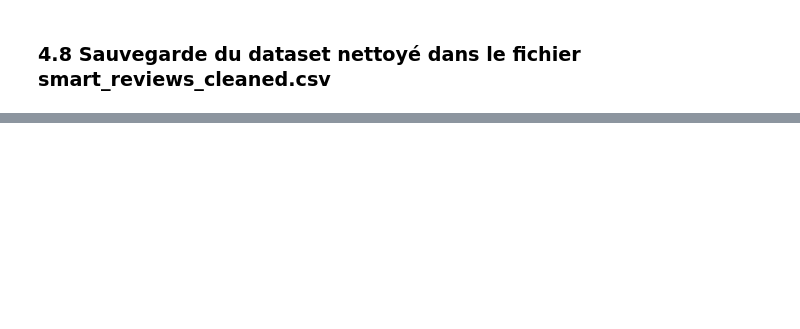
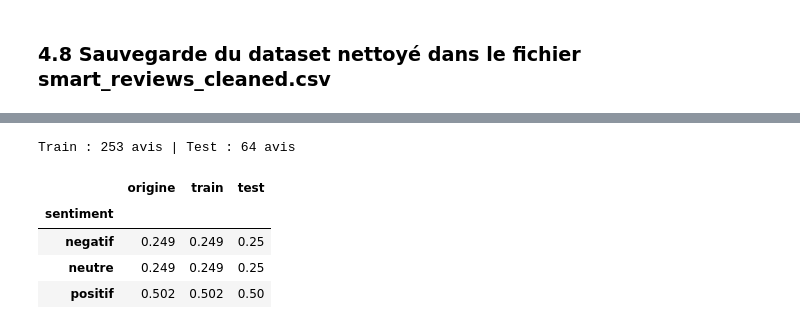
Before and after one commit to Alassanee/atelier_prepa_donnees_textuelles, a Jupyter notebook: notebooks/atelier_prepa_donnees_textuelles.ipynb, the cells around one changed output, grey strips where cells are left out. Cells and saved outputs as stored; diff of their text form; code cells hidden in the pictures; blank space fills up the shorter version.

Commit message:
Division du corpus en train et test

```diff
--- a/notebooks/atelier_prepa_donnees_textuelles.ipynb
+++ b/notebooks/atelier_prepa_donnees_textuelles.ipynb
@@ -814,0 +824,32 @@ Fichier sauvegardé : 318 lignes, 10 colonnes
+# %%
+from sklearn.model_selection import train_test_split
+
+# On repart du fichier nettoyé, sans les textes finaux vides
+data = pd.read_csv("../data/smart_reviews_cleaned.csv").dropna(subset=['texte_final'])
+
+X = data['texte_final']
+y = data['sentiment']
+
+X_train, X_test, y_train, y_test = train_test_split(
+    X, y,
+    test_size=0.2,       # 20 % pour le test
+    random_state=42,     # découpage reproductible
+    stratify=y           # mêmes proportions de classes dans train et test
+)
+
+print(f"Train : {len(X_train)} avis | Test : {len(X_test)} avis")
+# %% [output]
+Train : 253 avis | Test : 64 avis
+# %%
+# Vérification des proportions de classes
+pd.DataFrame({
+    'origine': y.value_counts(normalize=True),
+    'train': y_train.value_counts(normalize=True),
+    'test': y_test.value_counts(normalize=True),
+}).round(3)
+# %% [output]
+|  | origine | train | test |
+| sentiment |  |  |  |
+| negatif | 0.249 | 0.249 | 0.25 |
+| neutre | 0.249 | 0.249 | 0.25 |
+| positif | 0.502 | 0.502 | 0.50 |
```
Also changed, not shown: parts of 2 cells of this notebook.
